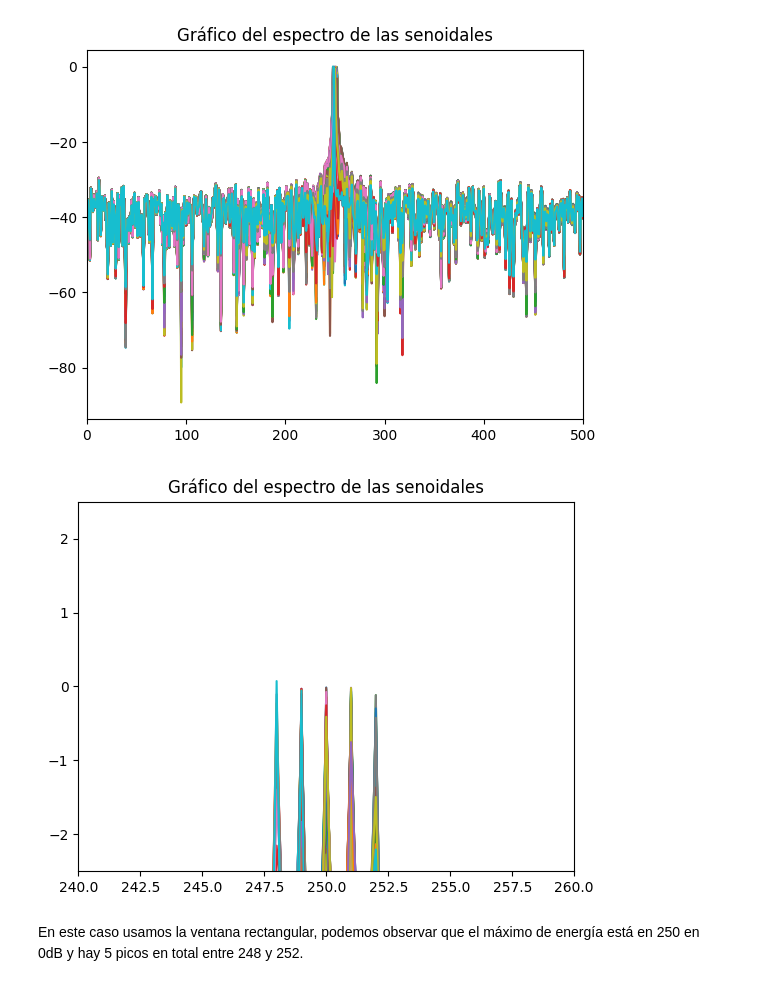
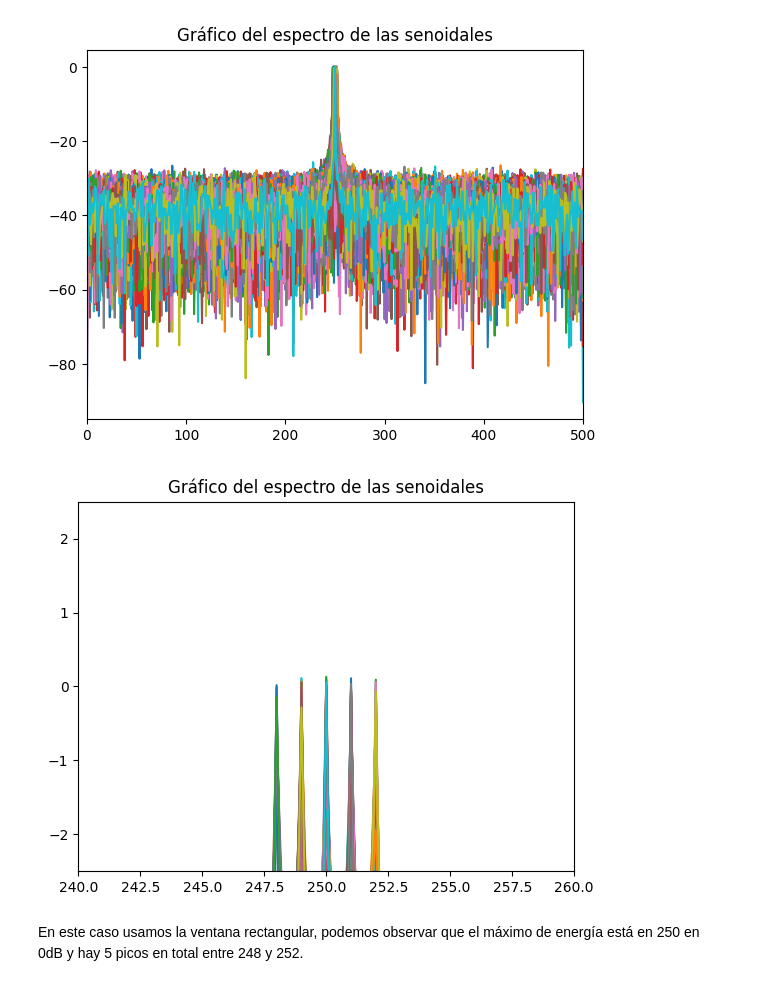
Before and after one commit to SantiagoBoente/APS, a Jupyter notebook: TS4_Santiago_Boente/TS4_Santiago_Boente.ipynb, the cells around one changed output. Cells and saved outputs as stored; diff of their text form; code cells hidden in the pictures.

```diff
--- a/TS4_Santiago_Boente/TS4_Santiago_Boente.ipynb
+++ b/TS4_Santiago_Boente/TS4_Santiago_Boente.ipynb
@@ -58,36 +58,36 @@ om1_mat = np.tile(om1.reshape(R, 1), (1, N))
 
 n_mat = np.tile(nn.reshape(1, N), (R, 1))
 
 xx = a0 * np.sin(2 * np.pi * om1_mat * n_mat)
 
 
 SNR = 10
 #SNR = 3
 pr = 10 ** (-SNR/10)
-ruido = np.random.normal(0 , np.sqrt(pr) , len(nn))
+ruido = np.random.normal(0 , np.sqrt(pr) , (R, N))
 
 sr = xx + ruido
 
 #Calculo las fft multiplicandolas por la ventana correspondiente
 Srfft = 2 * (np.abs(np.fft.fft(sr * w_mat1)/N)**2)
 
 Srfft_db = 10 * np.log10(Srfft[:N//2] + 1e-12)
 
 plt.figure()
 plt.xlim(0,fs/2)
 plt.plot(Srfft_db.T)
 plt.title('Gráfico del espectro de las senoidales' )
 plt.show()
 
 plt.figure()
 plt.xlim(240,260)
 plt.ylim(-2.5, 2.5)
 plt.plot(Srfft_db.T)
 plt.title('Gráfico del espectro de las senoidales' )
 plt.show()
 # %% [output]
-[figure, old version]
+[figure, new version]
-[figure, old version]
+[figure, new version]
 # %% [markdown]
 En este caso usamos la ventana rectangular, podemos observar que el máximo de energía está en 250 en 0dB y hay 5 picos en total entre 248 y 252.
 # %%
```
Also changed, not shown: parts of 12 cells of this notebook.
